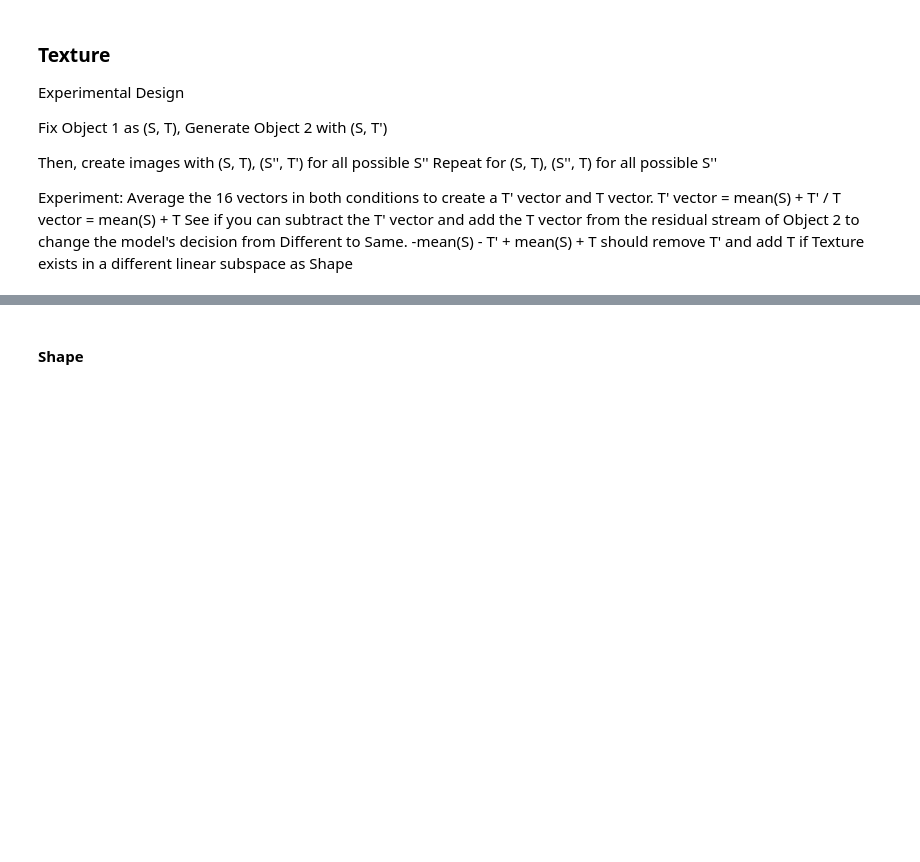
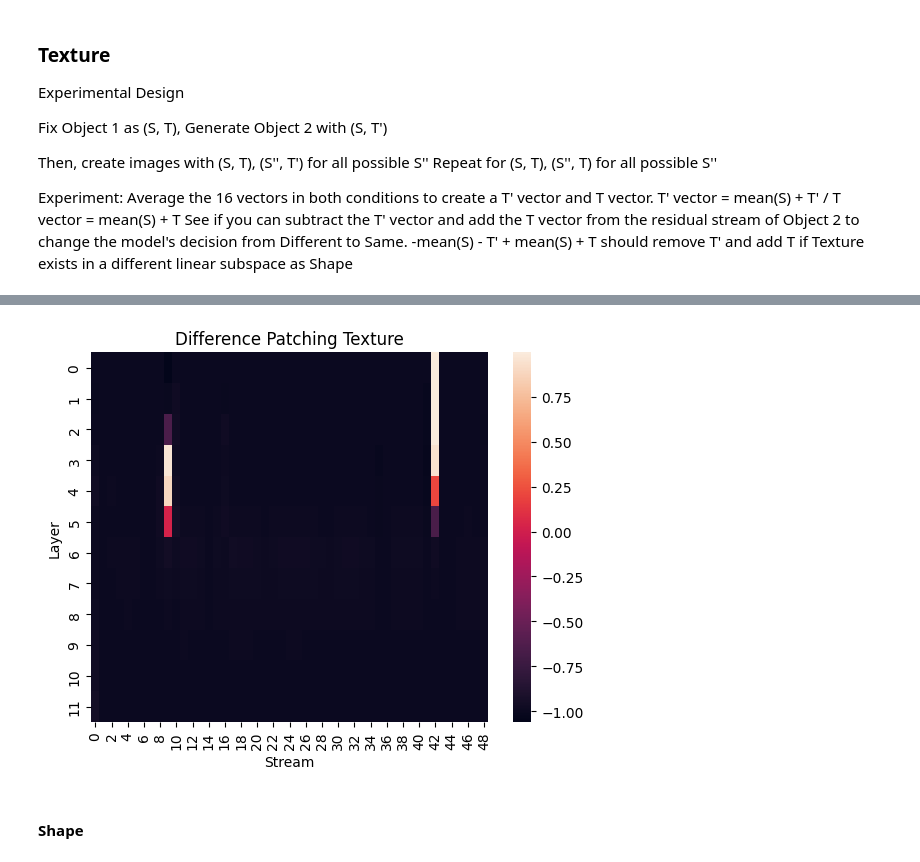
Before and after one commit to mlepori1/TransformerLens, a Jupyter notebook: Circuit_Analysis.ipynb, the cells around one changed output, grey strips where cells are left out. Saved outputs shown, nothing was run; the diff lists cells and outputs as text; code cells hidden in the pictures; blank space fills up the shorter version.

```diff
--- a/Circuit_Analysis.ipynb
+++ b/Circuit_Analysis.ipynb
@@ -262,0 +271,92 @@ diffs = diff_patching(base, "Difference Patching Texture", layer2diff)
+# %%
+import os
+import pickle as pkl
+
+torch.set_grad_enabled(False)
+
+set_dir = "../stimuli/Interventions/Texture_Subspace_Set2"
+base_dict = pkl.load(open(os.path.join(set_dir, "base.pkl"), "rb"))
+
+base = image_processor.preprocess(np.array(Image.open(os.path.join(set_dir, "base.png")), dtype=np.float32), return_tensors='pt')["pixel_values"].to("cuda")
+same = image_processor.preprocess(np.array(Image.open(os.path.join(set_dir, "same.png")), dtype=np.float32), return_tensors='pt')["pixel_values"].to("cuda")
+
+texture_1_group = []
+texture_2_group = []
+
+for i in range(16):
+    path = f"Texture_1_{i}.png"
+    texture_1_group.append(Image.open(os.path.join(set_dir, path)))
+    path = f"Texture_2_{i}.png"
+    texture_2_group.append(Image.open(os.path.join(set_dir, path)))
+
+texture_1_group = [image_processor.preprocess(np.array(im, dtype=np.float32), return_tensors='pt')["pixel_values"].to("cuda") for im in texture_1_group]
+texture_2_group = [image_processor.preprocess(np.array(im, dtype=np.float32), return_tensors='pt')["pixel_values"].to("cuda") for im in texture_2_group]
+
+base_logits, base_cache = tl_model.run_with_cache(base)
+print(base_logits)
+print("Model identifies these objects as different!")
+
+same_logits, same_cache = tl_model.run_with_cache(same)
+print(same_logits)
+print("Model identifies these objects as same!")
+
+#### Compute two texture vectors
+
+resid_position = base_dict["stream_idx_2"] + 1 # +1 because of cls token
+resid_position
+
+#### Texture Vectors
+
+def create_mean_cache(im_group):
+    layer2vec = defaultdict(lambda: defaultdict(list))
+    for im in im_group:
+        _, cache = tl_model.run_with_cache(im)
+        for layer in range(tl_model.cfg.n_layers):
+            for pos in range(num_patches):
+                layer2vec[layer][pos].append(cache[utils.get_act_name("resid_post", layer)][0][pos])
+
+    for layer in range(tl_model.cfg.n_layers):
+        for pos in range(num_patches):
+            layer2vec[layer][pos] = torch.mean(torch.stack(layer2vec[layer][pos]), dim=0)
+    return layer2vec
+
+from collections import defaultdict
+layer2vec1 = create_mean_cache(texture_1_group)
+layer2vec2 = create_mean_cache(texture_2_group)
+
+#### Create Difference Vectors
+
+layer2diff = defaultdict(dict)
+for layer in range(tl_model.cfg.n_layers):
+    for pos in range(num_patches):
+        layer2diff[layer][pos] = layer2vec1[layer][pos] - layer2vec2[layer][pos]
+
+def patch_diff_vectors(
+    target_residual_component: Float[torch.Tensor, "batch pos d_model"],
+    hook,
+    pos,
+    diff_vec,
+):
+    target_residual_component[:, pos, :] += diff_vec
+    return target_residual_component
+
+def diff_patching(target_image, title, layer2diff):
+    patched_residual_stream_diff = torch.zeros(
+        tl_model.cfg.n_layers, num_patches, device="cuda", dtype=torch.float32
+    )
+    for layer in range(tl_model.cfg.n_layers):
+        for pos in range(num_patches):
+            hook_fn = partial(patch_diff_vectors, pos=pos, diff_vec=layer2diff[layer][pos])
+            patched_logits = tl_model.run_with_hooks(
+                target_image,
+                fwd_hooks=[(utils.get_act_name("resid_post", layer), hook_fn)],
+                return_type="logits",
+            )
+            patched_residual_stream_diff[layer][pos] = get_score(patched_logits, same_logits=same_logits, diff_logits=base_logits)
+    s =sns.heatmap(patched_residual_stream_diff.cpu())
+    s.set_title(title)
+    s.set(xlabel='Stream', ylabel='Layer')
+    return patched_residual_stream_diff
+
+diffs = diff_patching(base, "Difference Patching Texture", layer2diff)
+# %% [output]
@@ -263,3 +367,4 @@ diffs = diff_patching(base, "Difference Patching Texture", layer2diff)
+[figure, added]
 # %% [markdown]
 #### Shape
 # %%
```
Also changed, not shown: parts of 22 cells of this notebook.
